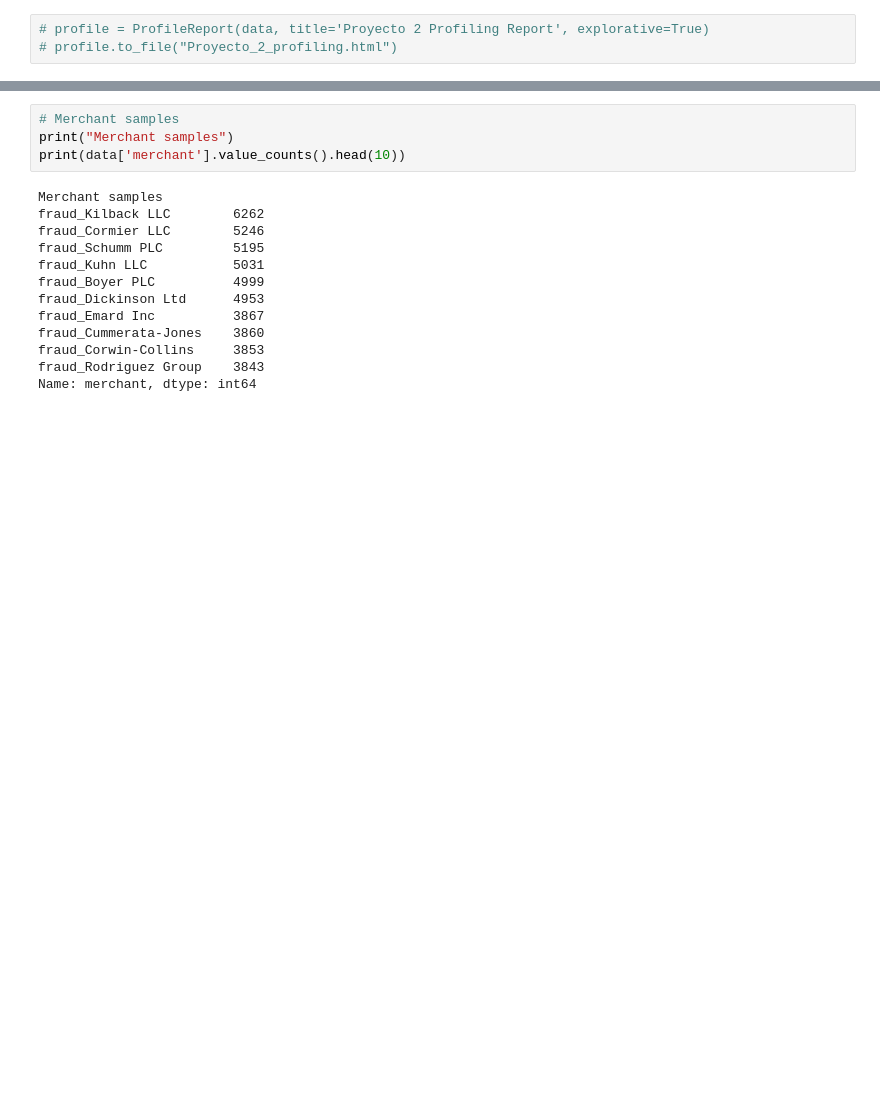
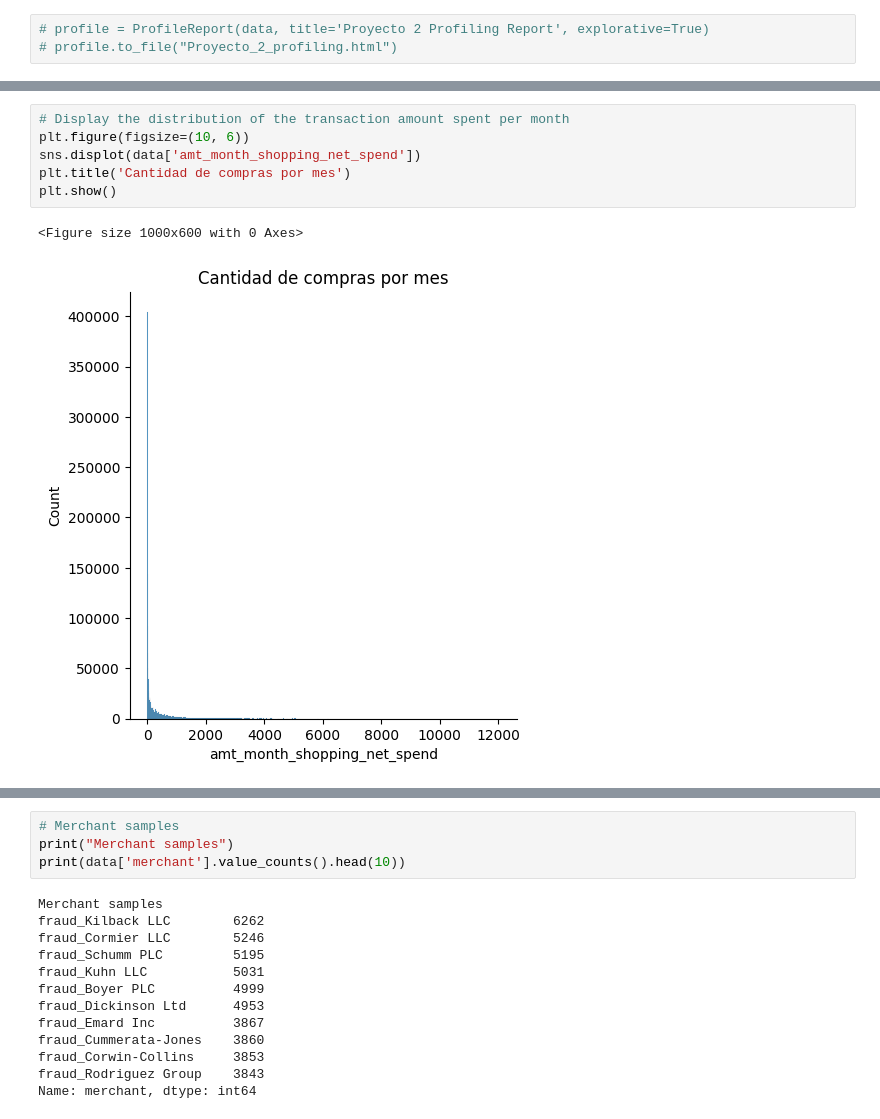
Before and after one commit to andresdlRoca/CC_Fraud_ML, a Jupyter notebook: cc_fraud.ipynb, the cells around one changed output, grey strips where cells are left out. Drawn from its saved outputs; the diff is of its cells as text; blank space fills up the shorter version.

```diff
--- a/cc_fraud.ipynb
+++ b/cc_fraud.ipynb
@@ -105,3 +109,12 @@ plt.show()
+# %%
+# Display the distribution of the transaction amount spent per month
+plt.figure(figsize=(10, 6))
+sns.displot(data['amt_month_shopping_net_spend'])
+plt.title('Cantidad de compras por mes')
+plt.show()
+# %% [output]
+<Figure size 1000x600 with 0 Axes>
+[figure, added]
 # %%
 # Correlation matrix
 plt.figure(figsize=(10, 6))
```
Also changed, not shown: parts of 24 cells of this notebook, 1 other file.
